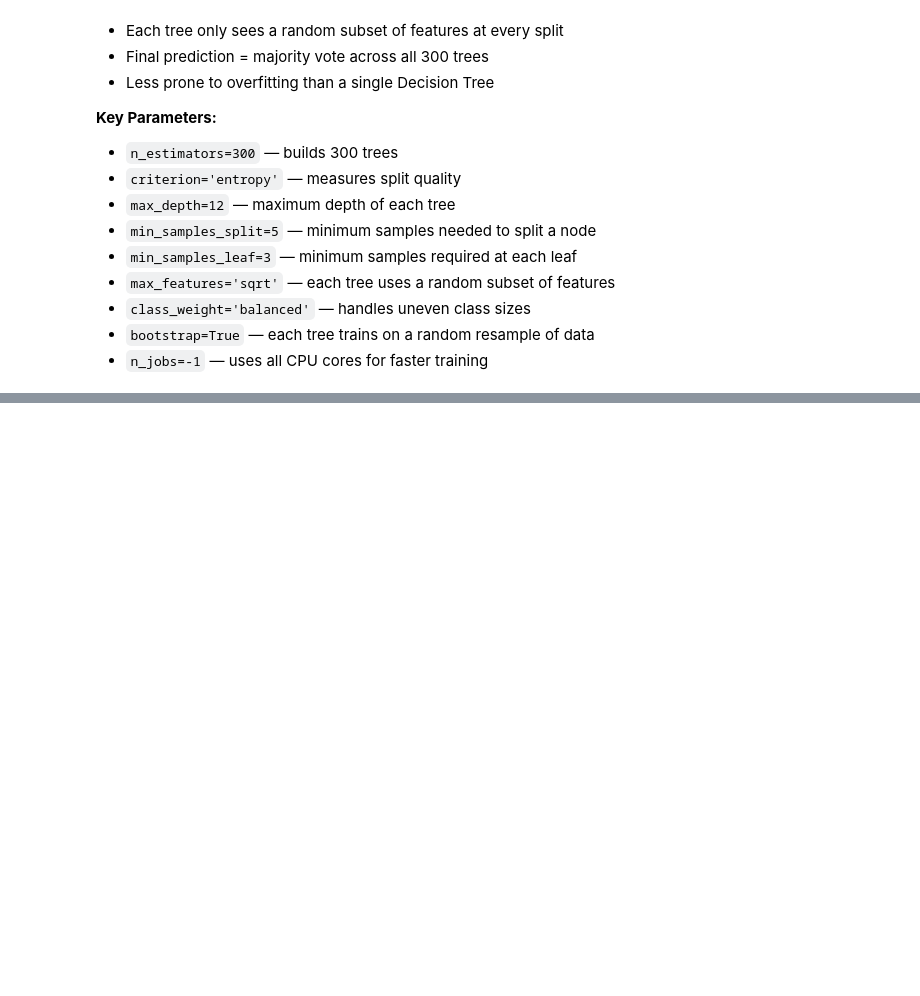
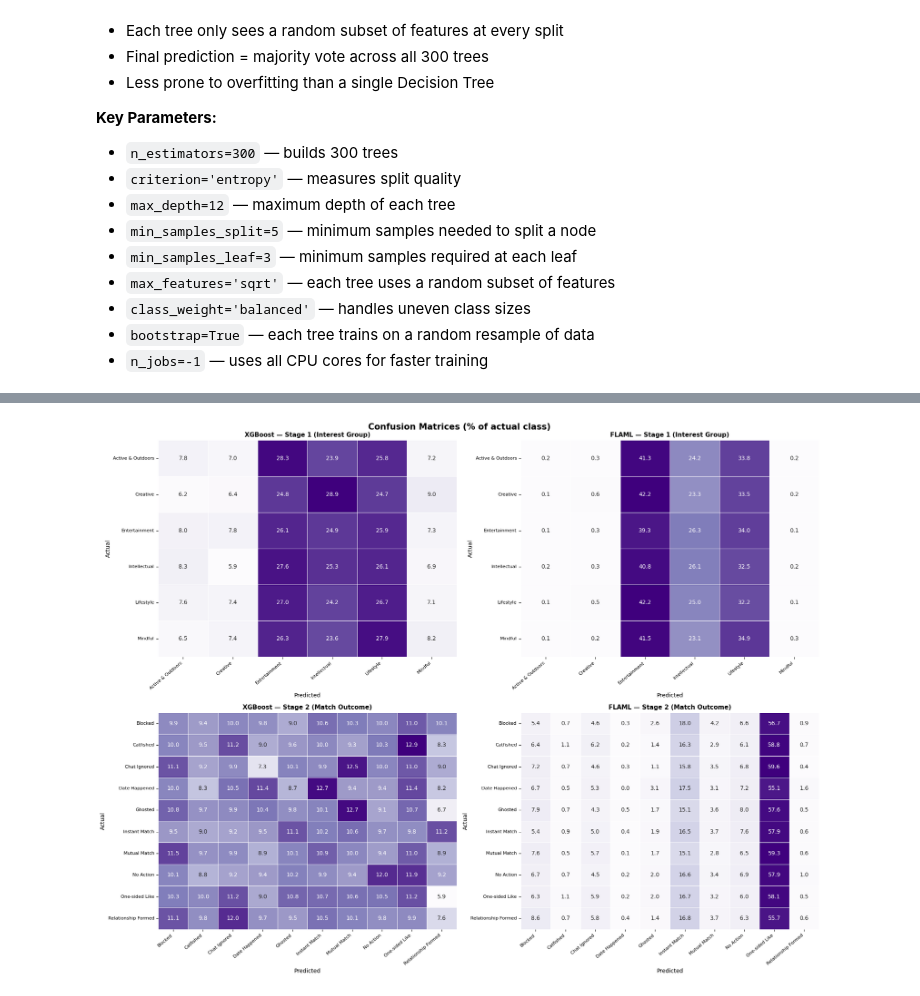
Before and after one commit to Lievaashini/Lieva---ML, a Jupyter notebook: wid3006_assignment_data_cleaning.ipynb, the cells around one changed output, grey strips where cells are left out. Cells and saved outputs as stored; diff of their text form; code cells hidden in the pictures; blank space fills up the shorter version.

```diff
--- a/wid3006_assignment_data_cleaning.ipynb
+++ b/wid3006_assignment_data_cleaning.ipynb
@@ -1158,0 +1636,36 @@ separates the classes
+# %%
+# ── Confusion matrices — XGBoost + FLAML, both stages ───────────────
+import matplotlib.pyplot as plt
+import seaborn as sns
+import numpy as np
+from sklearn.metrics import confusion_matrix
+
+def plot_cm(ax, y_true, y_pred, labels, title):
+    cm = confusion_matrix(y_true, y_pred)
+    cm_pct = cm.astype(float) / cm.sum(axis=1, keepdims=True) * 100
+    sns.heatmap(cm_pct, annot=True, fmt='.1f', cmap='Purples',
+                xticklabels=labels, yticklabels=labels,
+                linewidths=0.5, ax=ax, cbar=False)
+    ax.set_title(title, fontsize=11, fontweight='bold')
+    ax.set_ylabel('Actual', fontsize=10)
+    ax.set_xlabel('Predicted', fontsize=10)
+    ax.set_xticklabels(ax.get_xticklabels(), rotation=40, ha='right', fontsize=8)
+    ax.set_yticklabels(ax.get_yticklabels(), rotation=0, fontsize=8)
+
+fig, axes = plt.subplots(2, 2, figsize=(18, 14))
+
+plot_cm(axes[0][0], y1_test_enc, xgb_s1_pred,  interest_classes,
+        'XGBoost — Stage 1 (Interest Group)')
+plot_cm(axes[0][1], y1_test_enc, flaml_s1_pred, interest_classes,
+        'FLAML — Stage 1 (Interest Group)')
+plot_cm(axes[1][0], y2_test_enc, xgb_s2_pred,  match_classes,
+        'XGBoost — Stage 2 (Match Outcome)')
+plot_cm(axes[1][1], y2_test_enc, flaml_s2_pred, match_classes,
+        'FLAML — Stage 2 (Match Outcome)')
+
+plt.suptitle('Confusion Matrices (% of actual class)', fontsize=15, fontweight='bold')
+plt.tight_layout()
+plt.savefig('confusion_matrices.png', dpi=150, bbox_inches='tight')
+plt.show()
+# %% [output]
+[figure, added]
```
Also changed, not shown: parts of 34 cells of this notebook.
